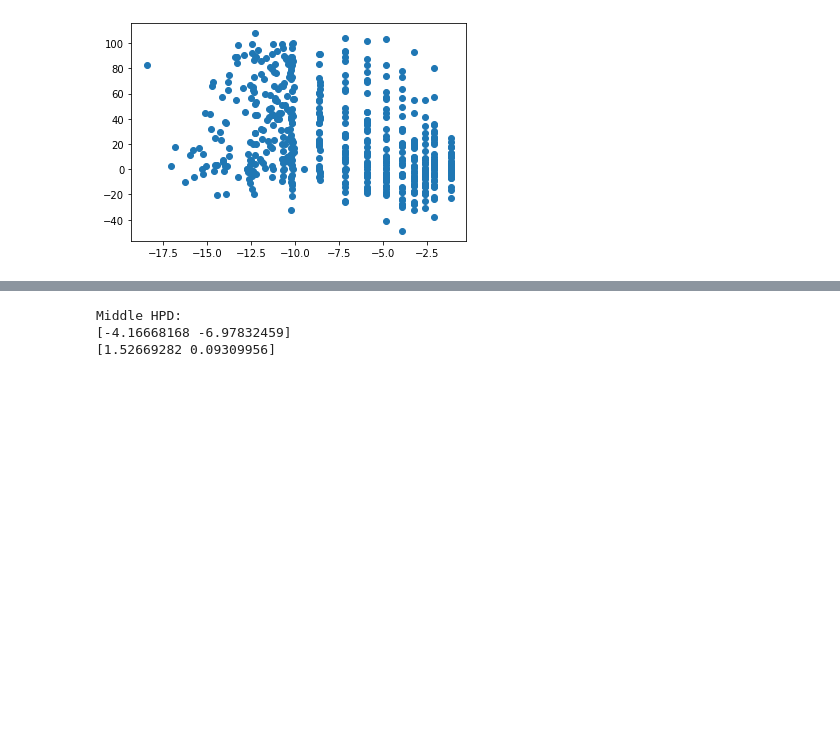
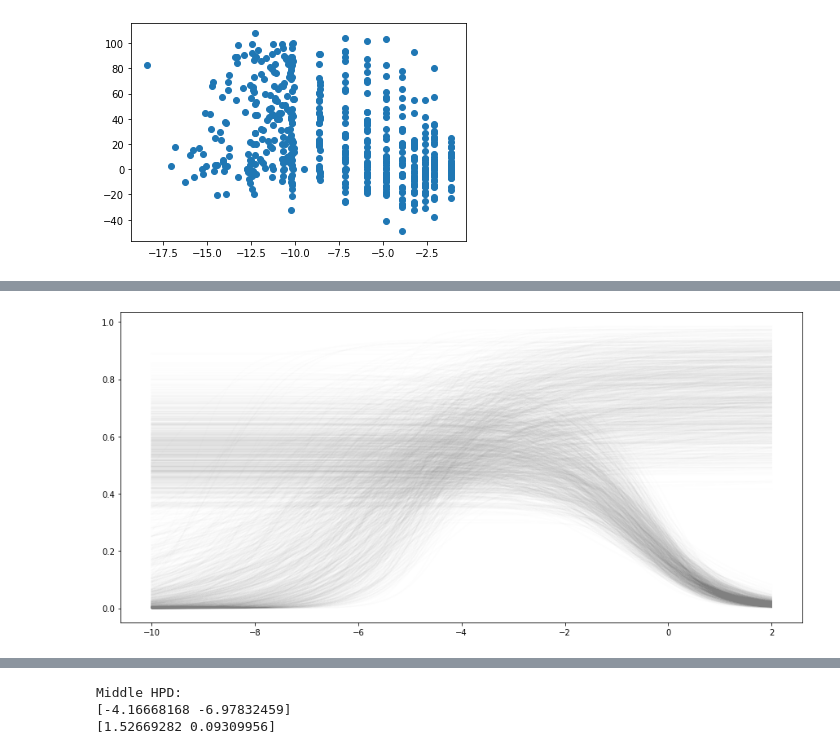
Before and after one commit to ljmartin/dockop, a Jupyter notebook: code/bayesian_hit_rate_fit.ipynb, the cells around one changed output, grey strips where cells are left out. Saved outputs shown, nothing was run; the diff lists cells and outputs as text; code cells hidden in the pictures; blank space fills up the shorter version.

```diff
--- a/code/bayesian_hit_rate_fit.ipynb
+++ b/code/bayesian_hit_rate_fit.ipynb
@@ -49,0 +86,23 @@ plt.scatter(logit(ranks), df['Inhibition (%) at 10uM'].values.astype(float))
+# %%
+with pm.Model() as model:
+    #three parameters for the sigmoid:
+    middle1 = pm.Normal('middle1', mu=1, sigma=1)
+    slope1 = pm.HalfNormal('slope1', sigma=3)
+    height1 = pm.Beta('height1', 2,5)
+
+    middle2 = pm.Normal('middle2', mu=-4, sigma=2)
+    slope2 = pm.HalfNormal('slope2', sigma=3)
+    height2 = pm.Beta('height2', 2,2)
+
+    #curve:
+    sigmoid1 = pm.Deterministic('sigmoid1',
+                                 height1 / (1 + np.exp(slope1*(np.log10(ranks*100) - middle1)))
+                                 )
+    sigmoid2 = pm.Deterministic('sigmoid2',
+                                 height2 / (1 + np.exp(-slope2*(np.log10(ranks*100) - middle2)))
+                                 )
+
+    #likelihood
+    observed = pm.Bernoulli('hits', p=sigmoid1*sigmoid2, observed=hits)
+
+    trace = pm.sample(10_000, tune=3000, target_accept=0.9)
@@ -49,0 +158,23 @@ plt.scatter(logit(ranks), df['Inhibition (%) at 10uM'].values.astype(float))
+# %%
+plt.figure(figsize=(15, 7))
+
+x = np.linspace(-10, 2, 100)
+for i in range(1000):
+    idx = np.random.choice(len(trace['middle1']))
+    _middle1 = trace['middle1'][idx]
+    _slope1 = trace['slope1'][idx]
+    _height1 = trace['height1'][idx]
+    _middle2 = trace['middle2'][idx]
+    _slope2 = trace['slope2'][idx]
+    _height2 = trace['height2'][idx]
+
+
+    _sigmoid1 = _height1 / (1 + np.exp(_slope1*(x - _middle1)))
+
+    _sigmoid2 = _height2 / (1 + np.exp(-_slope2*(x - _middle2)))
+
+    plt.plot(x, _sigmoid1, c='grey', alpha=0.01)
+    plt.plot(x, _sigmoid2, c='grey', alpha=0.01)
+    #plt.plot(x, _sigmoid2*_sigmoid1, c='grey', alpha=0.01)
+# %% [output]
+[figure, added]
```
Also changed, not shown: parts of 18 cells of this notebook, 24 other files.
